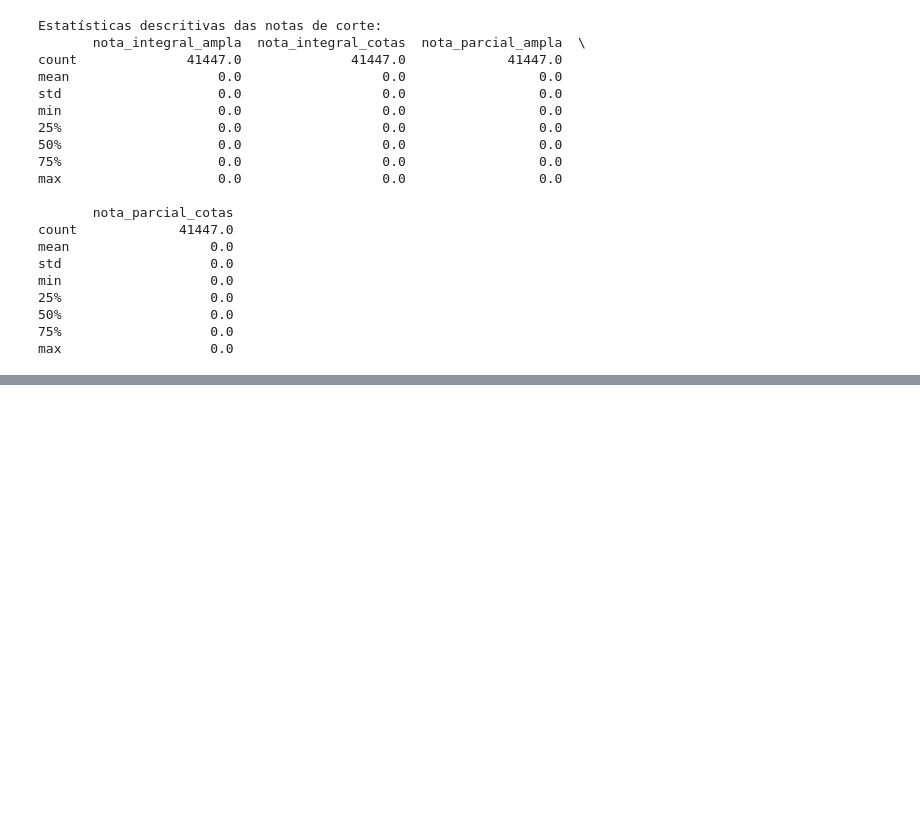
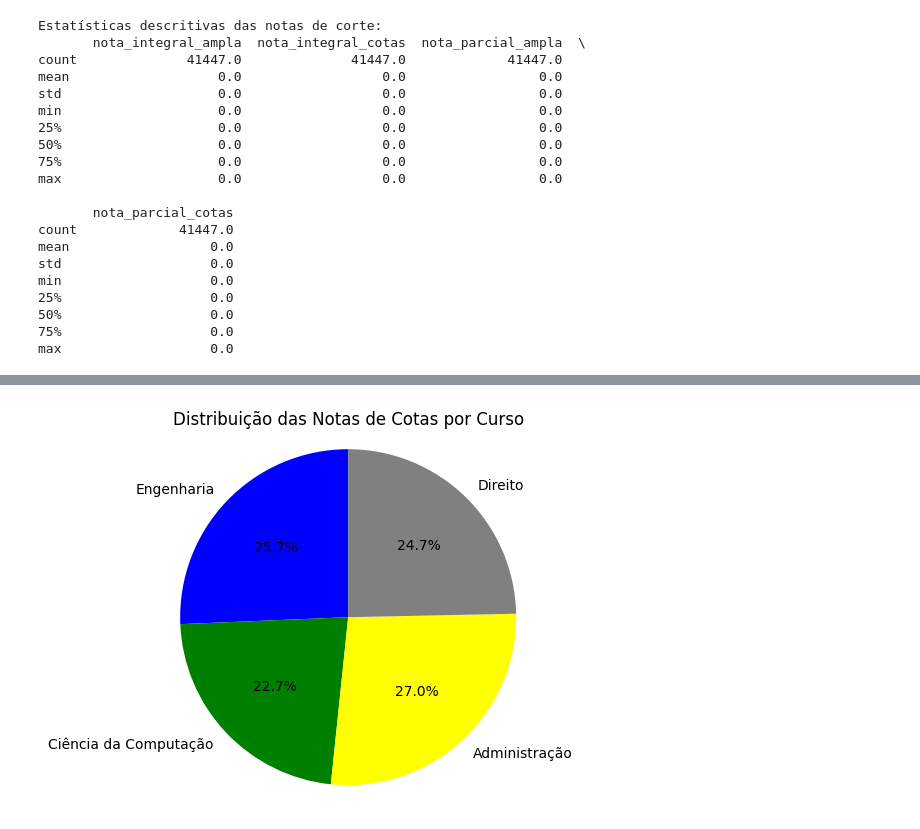
Before and after one commit to Johannhammerschlag/NF3-BIG-DATA-Nome_Johann_Miranda_Hammerschlag.ipynb, a Jupyter notebook: NF3_BIG_DATA_Nome_Johann_Miranda_Hammerschlag.ipynb, the cells around one changed output, grey strips where cells are left out. Cells and saved outputs as stored; diff of their text form; code cells hidden in the pictures; blank space fills up the shorter version.

```diff
--- a/NF3_BIG_DATA_Nome_Johann_Miranda_Hammerschlag.ipynb
+++ b/NF3_BIG_DATA_Nome_Johann_Miranda_Hammerschlag.ipynb
@@ -519,0 +633,33 @@ max                   0.0
+# %%
+import pandas as pd
+import matplotlib.pyplot as plt
+
+dados = pd.DataFrame({'Curso': ['Engenharia', 'Ciência da Computação', 'Administração', 'Direito'],
+                      'Notas_Cotas': [7.8, 6.9, 8.2, 7.5]})
+
+# Configurar os dados para o gráfico de pizza
+
+labels = dados['Curso']
+sizes = dados['Notas_Cotas']
+
+#cores das fatias
+
+colors = ['blue', 'green', 'yellow', 'gray']
+
+#gráfico de pizza
+
+plt.pie(sizes, labels=labels, colors=colors, autopct='%1.1f%%', startangle=90)
+
+#aspecto do gráfico de pizza
+
+plt.axis('equal')
+
+#título do gráfico
+
+plt.title('Distribuição das Notas de Cotas por Curso')
+
+#gráfico
+
+plt.show()
+# %% [output]
+[figure, added]
```
Also changed, not shown: parts of 12 cells of this notebook.
